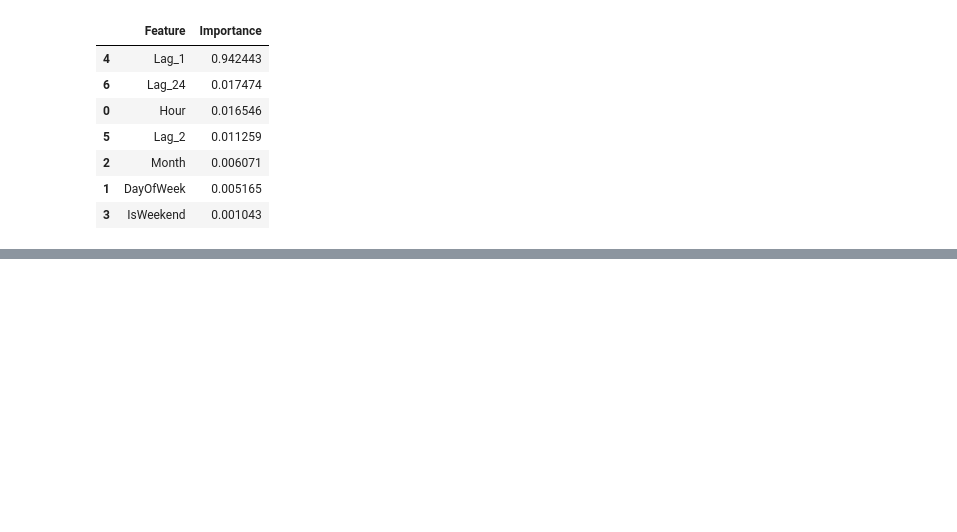
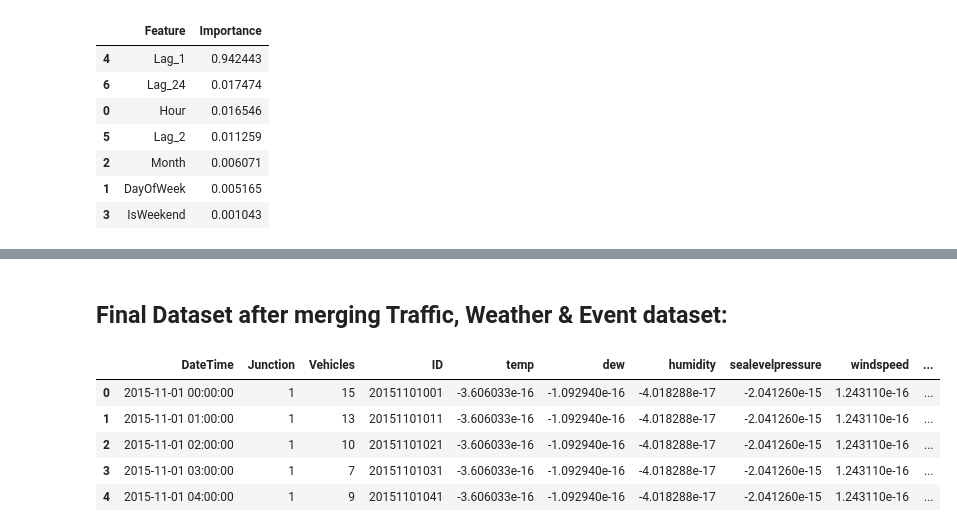
Before and after one commit to Sunita-Gadapa/Uber_project, a Jupyter notebook: Uber_project.ipynb, the cells around one changed output, grey strips where cells are left out. Cells and saved outputs as stored; diff of their text form; code cells hidden in the pictures; blank space fills up the shorter version.

```diff
--- a/Uber_project.ipynb
+++ b/Uber_project.ipynb
@@ -171,0 +391,3 @@ feature_importance.head(8)
+# %%
+# Remove duplicates:
+final_data.drop_duplicates(inplace=True)
@@ -171,0 +413,5 @@ feature_importance.head(8)
+# %%
+# Fill remaining with mean (for weather columns)
+weather_cols = ['temp', 'dew', 'precipprob', 'sealevelpressure', 'humidity', 'windspeed', 'preciptype']
+for col in weather_cols:
+    final_data[col] = final_data[col].fillna(final_data[col].mean())
@@ -171,0 +437,7 @@ feature_importance.head(8)
+# %%
+scaler = StandardScaler()
+
+# Define columns to scale (exclude timestamp and traffic volume initially)
+features_to_scale = ['temp', 'dew', 'precipprob', 'sealevelpressure', 'humidity', 'windspeed', 'preciptype']
+final_data[features_to_scale] = scaler.fit_transform(final_data[features_to_scale])
+final_data[features_to_scale].head()
@@ -171,0 +451,12 @@ feature_importance.head(8)
+# %% [markdown]
+## Final Dataset after merging Traffic, Weather & Event dataset:
+# %%
+final_data.to_csv("final_traffic_dataset.csv", index=False)
+final_data.head()
+# %% [output]
+|  | DateTime | Junction | Vehicles | ID | temp | dew | humidity | sealevelpressure | windspeed | ... |
+| 0 | 2015-11-01 00:00:00 | 1 | 15 | 20151101001 | -3.606033e-16 | -1.092940e-16 | -4.018288e-17 | -2.041260e-15 | 1.243110e-16 | ... |
+| 1 | 2015-11-01 01:00:00 | 1 | 13 | 20151101011 | -3.606033e-16 | -1.092940e-16 | -4.018288e-17 | -2.041260e-15 | 1.243110e-16 | ... |
+| 2 | 2015-11-01 02:00:00 | 1 | 10 | 20151101021 | -3.606033e-16 | -1.092940e-16 | -4.018288e-17 | -2.041260e-15 | 1.243110e-16 | ... |
+| 3 | 2015-11-01 03:00:00 | 1 | 7 | 20151101031 | -3.606033e-16 | -1.092940e-16 | -4.018288e-17 | -2.041260e-15 | 1.243110e-16 | ... |
+| 4 | 2015-11-01 04:00:00 | 1 | 9 | 20151101041 | -3.606033e-16 | -1.092940e-16 | -4.018288e-17 | -2.041260e-15 | 1.243110e-16 | ... |
```
Also changed, not shown: parts of 29 cells of this notebook.
